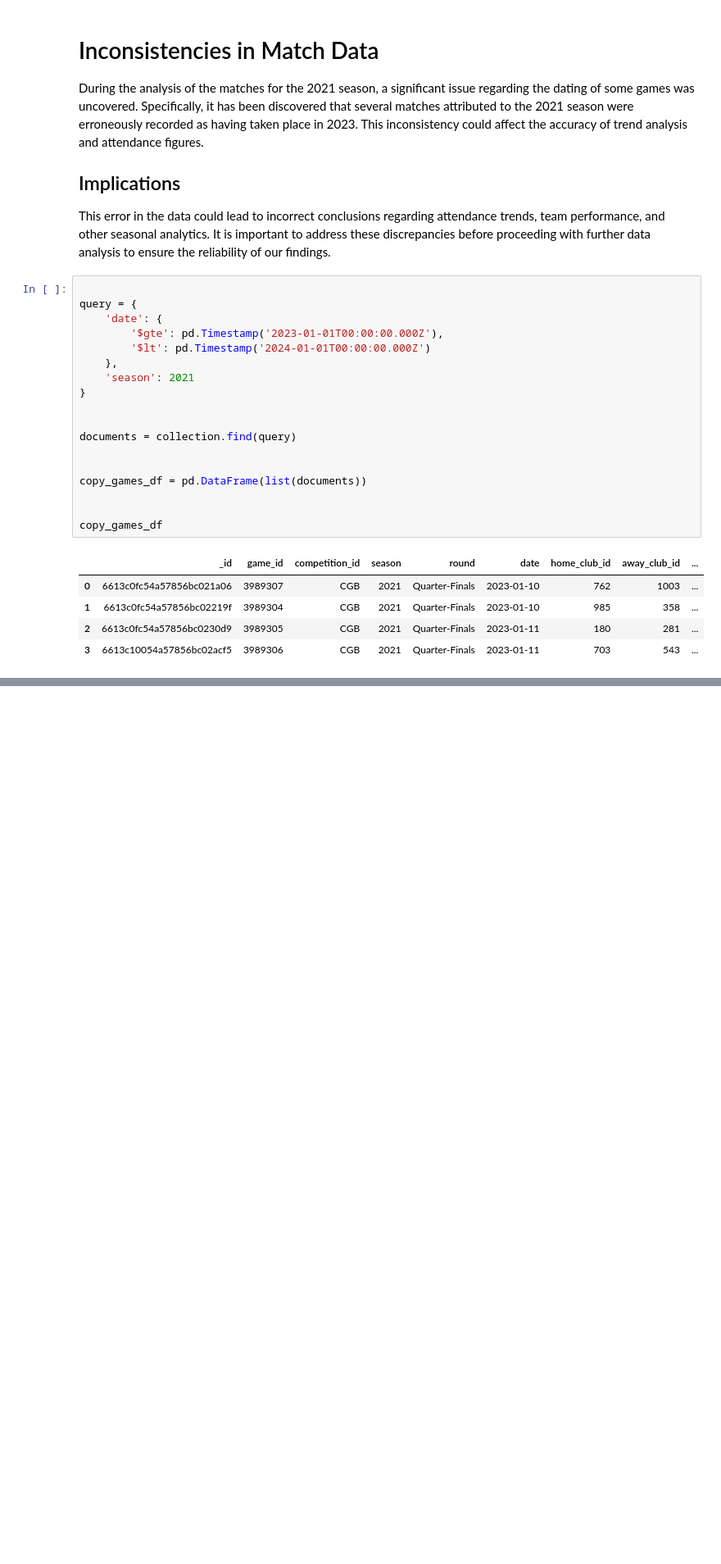
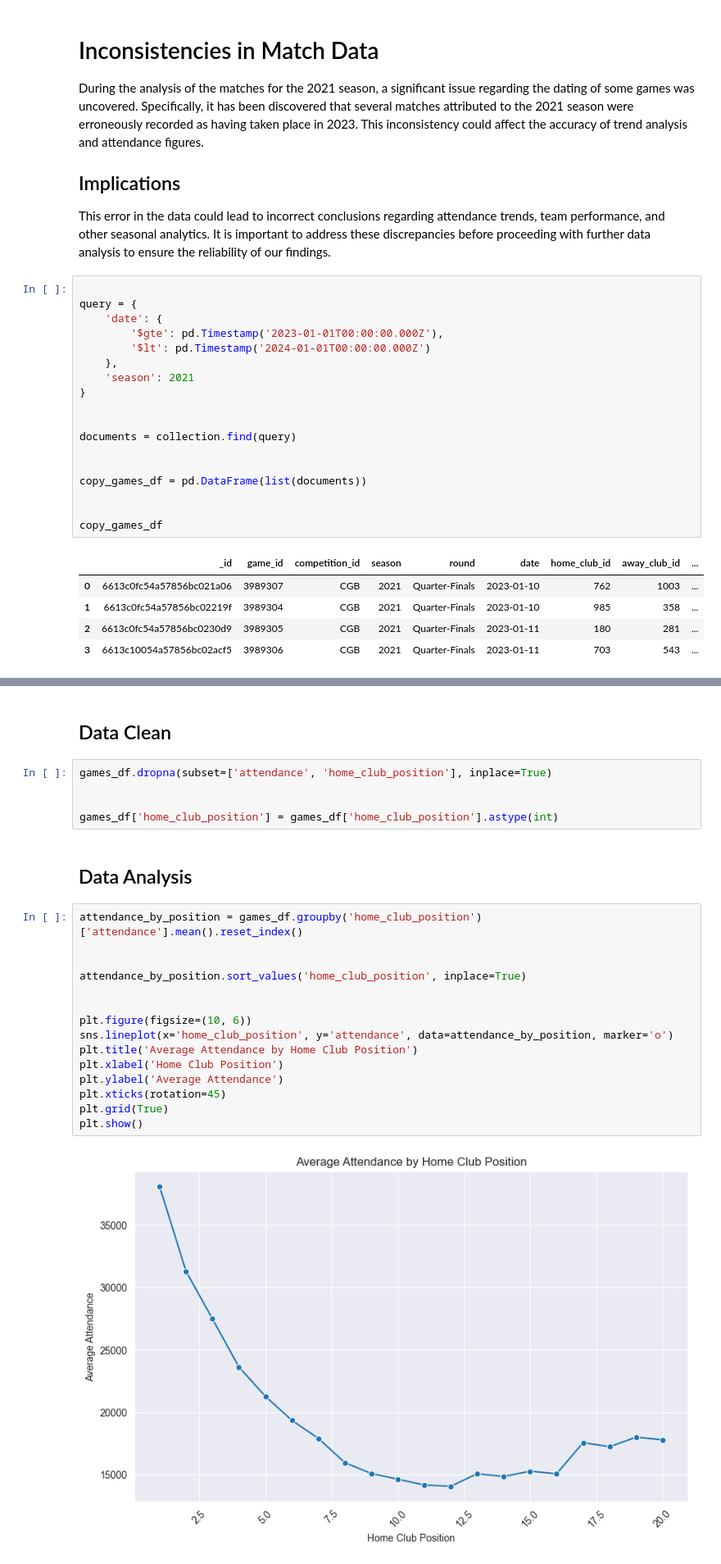
Before and after one commit to BonincontroL/IumTweb_project, a Jupyter notebook: solution/DataAnalysis/JupyterNotebooks/games.ipynb, the cells around one changed output, grey strips where cells are left out. Shown at 82% size. Cells and saved outputs as stored; diff of their text form; blank space fills up the shorter version.

```diff
--- a/solution/DataAnalysis/JupyterNotebooks/games.ipynb
+++ b/solution/DataAnalysis/JupyterNotebooks/games.ipynb
@@ -155,0 +168,26 @@ copy_games_df
+# %% [markdown]
+## Data Clean
+# %%
+games_df.dropna(subset=['attendance', 'home_club_position'], inplace=True)
+
+
+games_df['home_club_position'] = games_df['home_club_position'].astype(int)
+# %% [markdown]
+## Data Analysis
+# %%
+attendance_by_position = games_df.groupby('home_club_position')['attendance'].mean().reset_index()
+
+
+attendance_by_position.sort_values('home_club_position', inplace=True)
+
+
+plt.figure(figsize=(10, 6))
+sns.lineplot(x='home_club_position', y='attendance', data=attendance_by_position, marker='o')
+plt.title('Average Attendance by Home Club Position')
+plt.xlabel('Home Club Position')
+plt.ylabel('Average Attendance')
+plt.xticks(rotation=45)
+plt.grid(True)
+plt.show()
+# %% [output]
+[figure, added]
```
Also changed, not shown: parts of 4 cells of this notebook.
